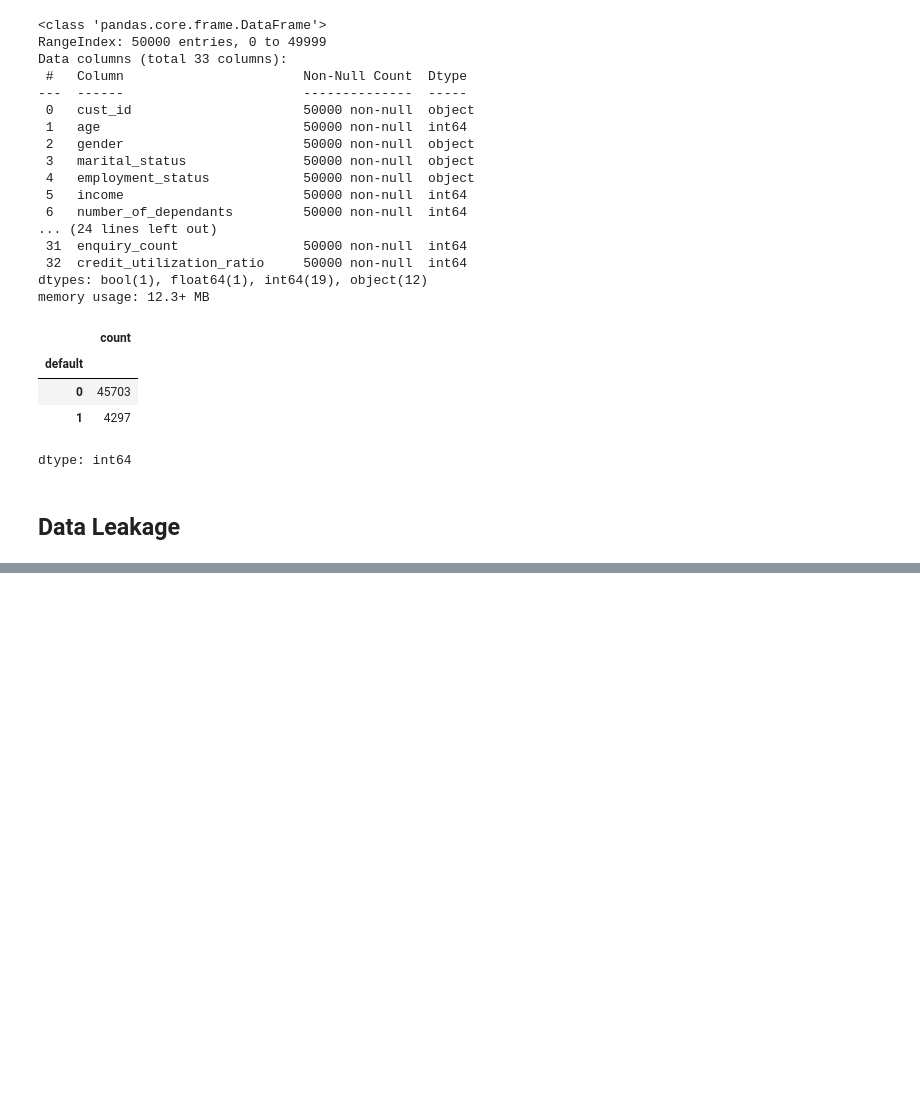
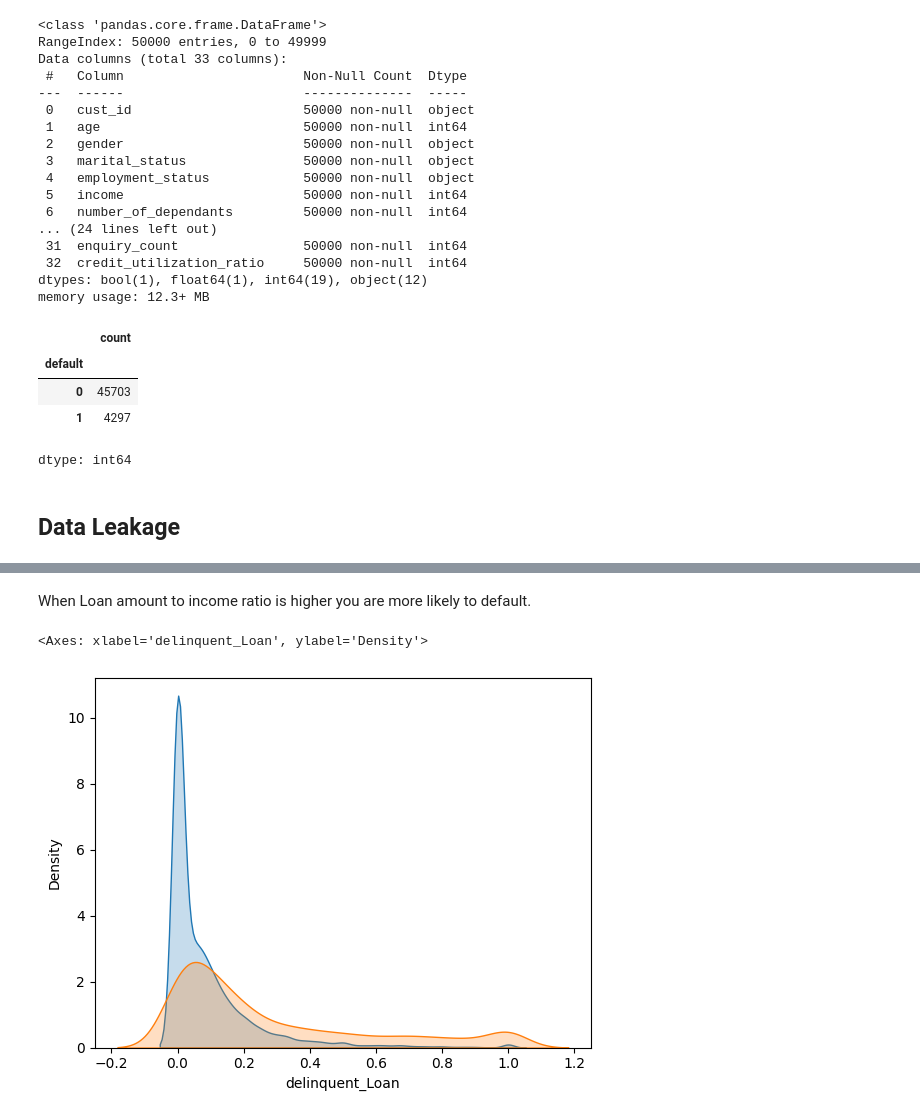
Before and after one commit to neel-madhav/CreditRiskModelling, a Jupyter notebook: CreditRiskModelling.ipynb, the cells around one changed output, grey strips where cells are left out. Drawn from its saved outputs; the diff is of its cells as text; code cells hidden in the pictures; blank space fills up the shorter version.

```diff
--- a/CreditRiskModelling.ipynb
+++ b/CreditRiskModelling.ipynb
@@ -56,0 +355,10 @@ df_test = pd.concat([X_test, Y_test], axis = "columns")
+# %% [markdown]
+When Loan amount to income ratio is higher you are more likely to default.
+# %%
+df_train["delinquent_Loan"] = round(df_train["delinquent_months"] / df_train["total_loan_months"],2)
+df_test["delinquent_Loan"] = round(df_test["delinquent_months"] / df_test["total_loan_months"],2)
+sns.kdeplot(df_train["delinquent_Loan"][df_train['default']==0], label='default0', fill=True)
+sns.kdeplot(df_train["delinquent_Loan"][df_train['default']==1], label='default1', fill=True)
+# %% [output]
+<Axes: xlabel='delinquent_Loan', ylabel='Density'>
+[figure, added]
```
Also changed, not shown: parts of 41 cells of this notebook.
